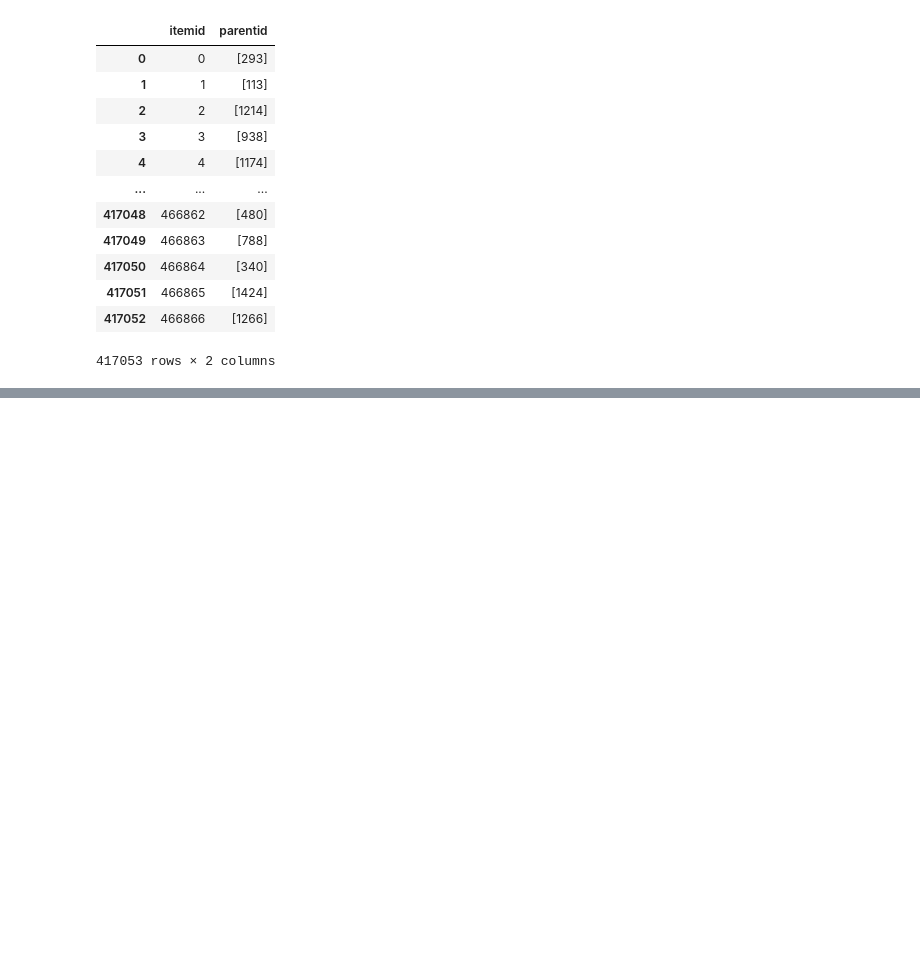
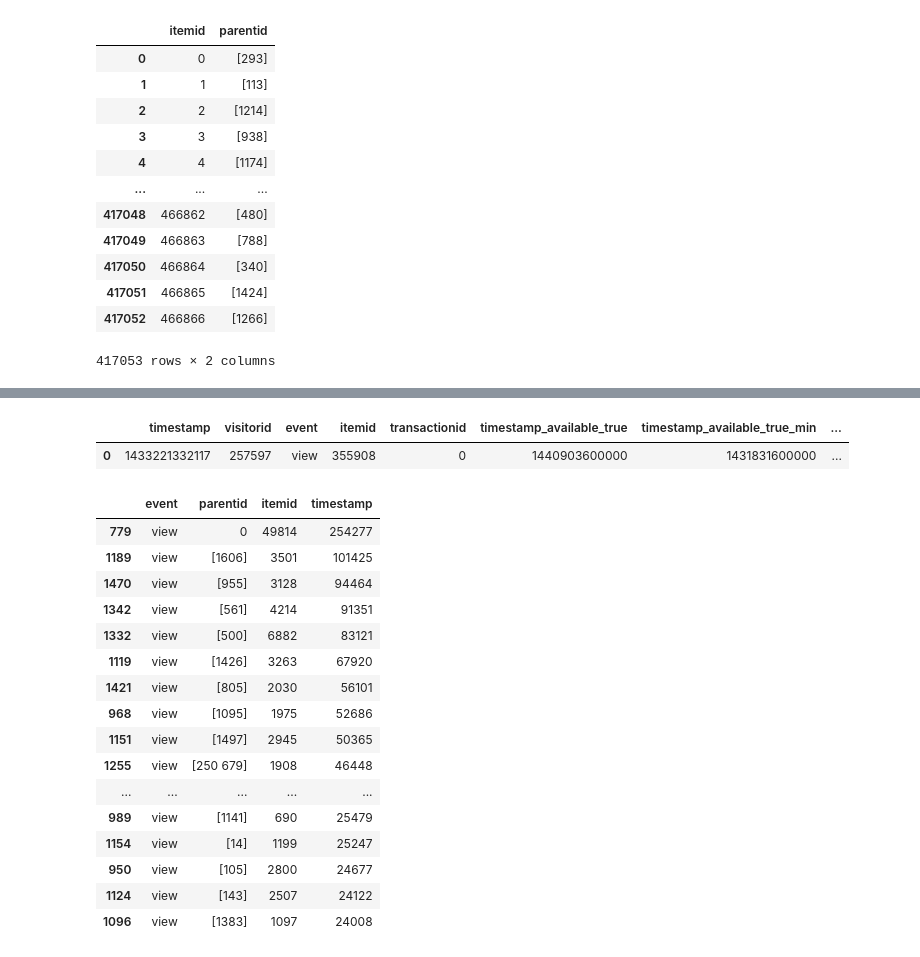
Before and after one commit to AndreyProkofiev/mle-pr-final, a Jupyter notebook: notebooks/eda.ipynb, the cells around one changed output, grey strips where cells are left out. Cells and saved outputs as stored; diff of their text form; code cells hidden in the pictures; blank space fills up the shorter version.

```diff
--- a/notebooks/eda.ipynb
+++ b/notebooks/eda.ipynb
@@ -499,0 +502,7 @@ merged[merged['transactionid']>0]
+# %%
+merged['timestamp_available_true_data'] = merged['timestamp_available_true'].apply(timestamp2date)
+merged['timestamp_available_true_min_data'] = merged['timestamp_available_true_min'].apply(timestamp2date)
+merged['timestamp_available_false_data'] = merged['timestamp_available_false'].apply(timestamp2date)
+merged['timestamp_available_false_min_data'] = merged['timestamp_available_false_min'].apply(timestamp2date)
+# %%
+merged['is_av_y'] = merged['timestamp_available_true_data'].apply(lambda x: x.year)
@@ -499,0 +519,29 @@ merged[merged['transactionid']>0]
+# %%
+merged.head(1)
+# %% [output]
+|  | timestamp | visitorid | event | itemid | transactionid | timestamp_available_true | timestamp_available_true_min | ... |
+| 0 | 1433221332117 | 257597 | view | 355908 | 0 | 1440903600000 | 1431831600000 | ... |
+# %%
+merged['parentid']=merged['parentid'].astype(str)
+# %%
+category_events = merged.groupby(['event','parentid'], as_index=0).agg({'itemid':'nunique','timestamp': 'count'})
+# %%
+category_events[category_events['event']=="view"].sort_values('timestamp', ascending=0)[0:30]
+# %% [output]
+|  | event | parentid | itemid | timestamp |
+| 779 | view | 0 | 49814 | 254277 |
+| 1189 | view | [1606] | 3501 | 101425 |
+| 1470 | view | [955] | 3128 | 94464 |
+| 1342 | view | [561] | 4214 | 91351 |
+| 1332 | view | [500] | 6882 | 83121 |
+| 1119 | view | [1426] | 3263 | 67920 |
+| 1421 | view | [805] | 2030 | 56101 |
+| 968 | view | [1095] | 1975 | 52686 |
+| 1151 | view | [1497] | 2945 | 50365 |
+| 1255 | view | [250 679] | 1908 | 46448 |
+| ... | ... | ... | ... | ... |
+| 989 | view | [1141] | 690 | 25479 |
+| 1154 | view | [14] | 1199 | 25247 |
+| 950 | view | [105] | 2800 | 24677 |
+| 1124 | view | [143] | 2507 | 24122 |
+| 1096 | view | [1383] | 1097 | 24008 |
```
Also changed, not shown: parts of 20 cells of this notebook.
